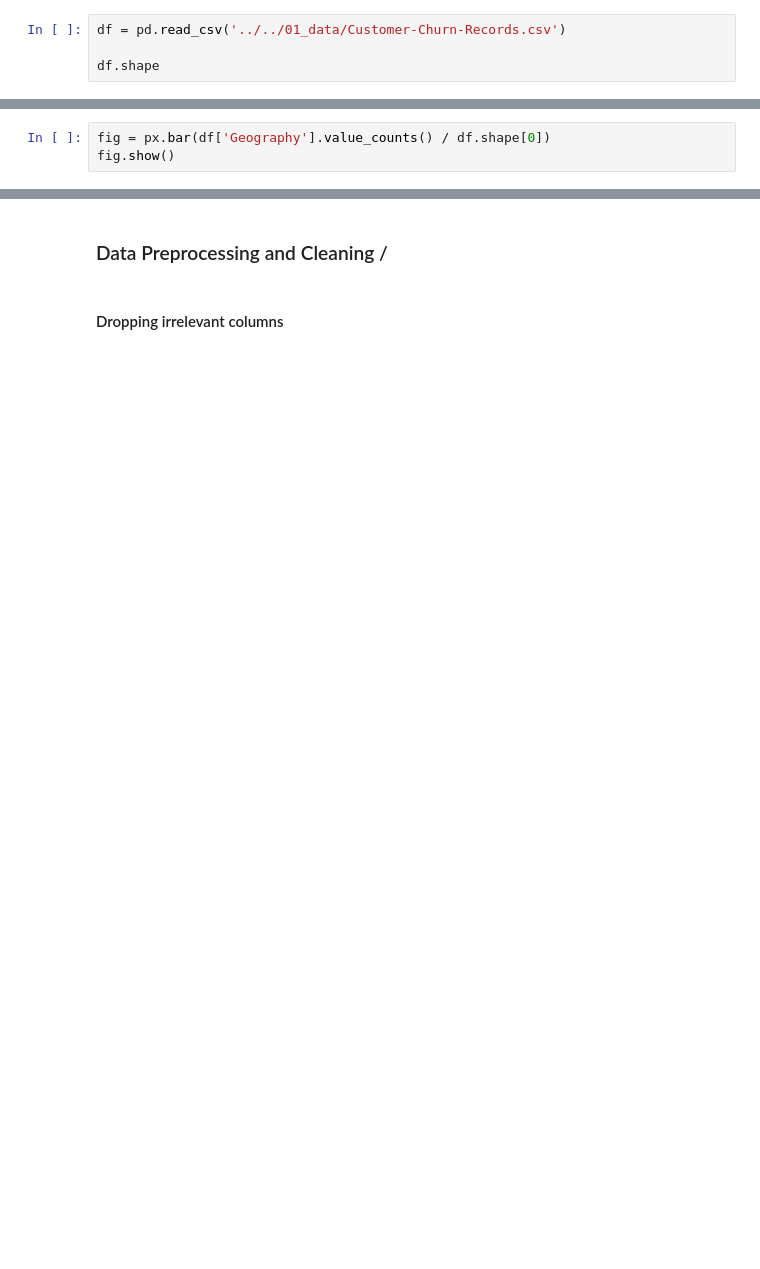
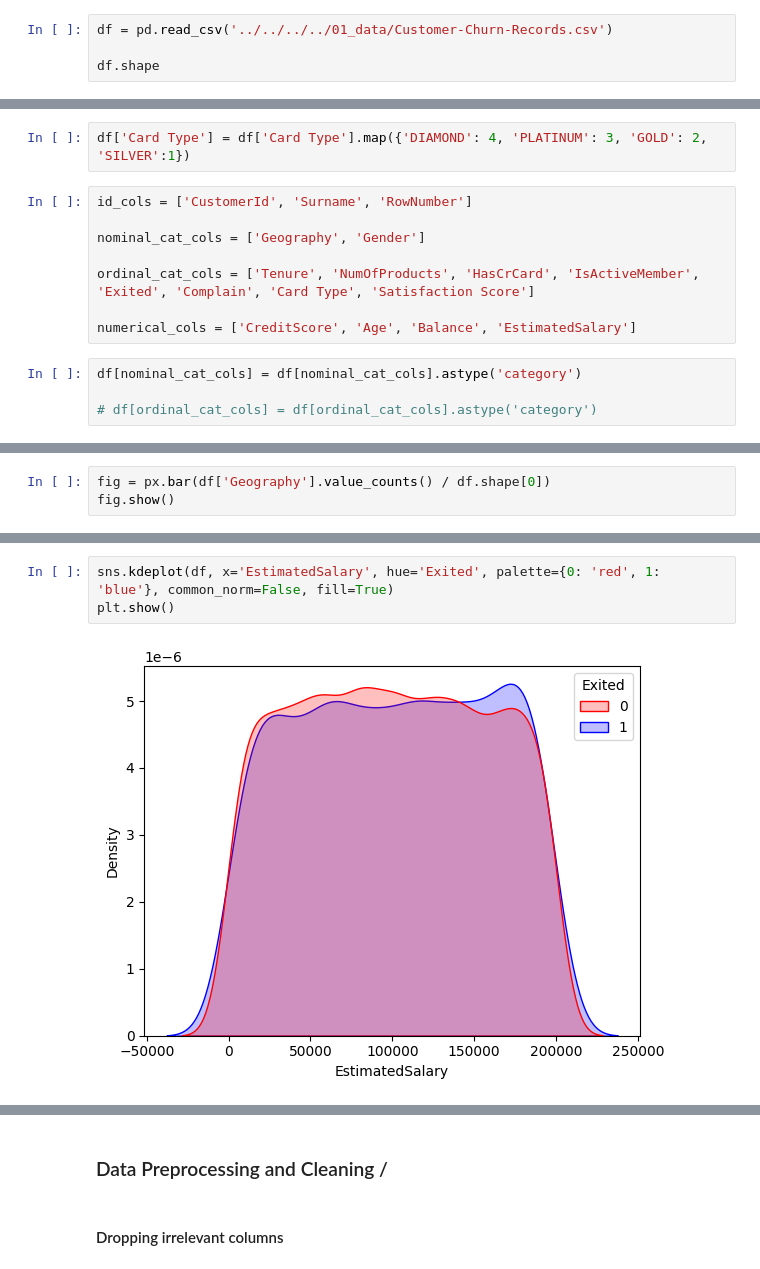
Before and after one commit to Bayan2019/02_customer_churn, a Jupyter notebook: bank-customer-churn-prediction.ipynb, the cells around one changed output, grey strips where cells are left out. Cells and saved outputs as stored; diff of their text form; blank space fills up the shorter version.

```diff
--- a/bank-customer-churn-prediction.ipynb
+++ b/bank-customer-churn-prediction.ipynb
@@ -76,7 +79,7 @@ Data Dictionary:
 - EstimatedSalary -— as with balance, people with lower salaries are more likely to leave the bank compared to those with higher salaries.
 - Exited —- whether or not the customer left the bank.
 # %%
-df = pd.read_csv('../../01_data/Customer-Churn-Records.csv')
+df = pd.read_csv('../../../../01_data/Customer-Churn-Records.csv')
 
 df.shape
 # %% [output]
@@ -113,0 +139,14 @@ categorical_columns_in_data = ["Geography", "Gender", "HasCrCard",
+# %%
+df['Card Type'] = df['Card Type'].map({'DIAMOND': 4, 'PLATINUM': 3, 'GOLD': 2, 'SILVER':1})
+# %%
+id_cols = ['CustomerId', 'Surname', 'RowNumber']
+
+nominal_cat_cols = ['Geography', 'Gender']
+
+ordinal_cat_cols = ['Tenure', 'NumOfProducts', 'HasCrCard', 'IsActiveMember', 'Exited', 'Complain', 'Card Type', 'Satisfaction Score']
+
+numerical_cols = ['CreditScore', 'Age', 'Balance', 'EstimatedSalary']
+# %%
+df[nominal_cat_cols] = df[nominal_cat_cols].astype('category')
+
+# df[ordinal_cat_cols] = df[ordinal_cat_cols].astype('category')
@@ -143,0 +349,5 @@ array([1, 0])
+# %%
+sns.kdeplot(df, x='EstimatedSalary', hue='Exited', palette={0: 'red', 1: 'blue'}, common_norm=False, fill=True)
+plt.show()
+# %% [output]
+[figure, added]
```
Also changed, not shown: parts of 41 cells of this notebook.
